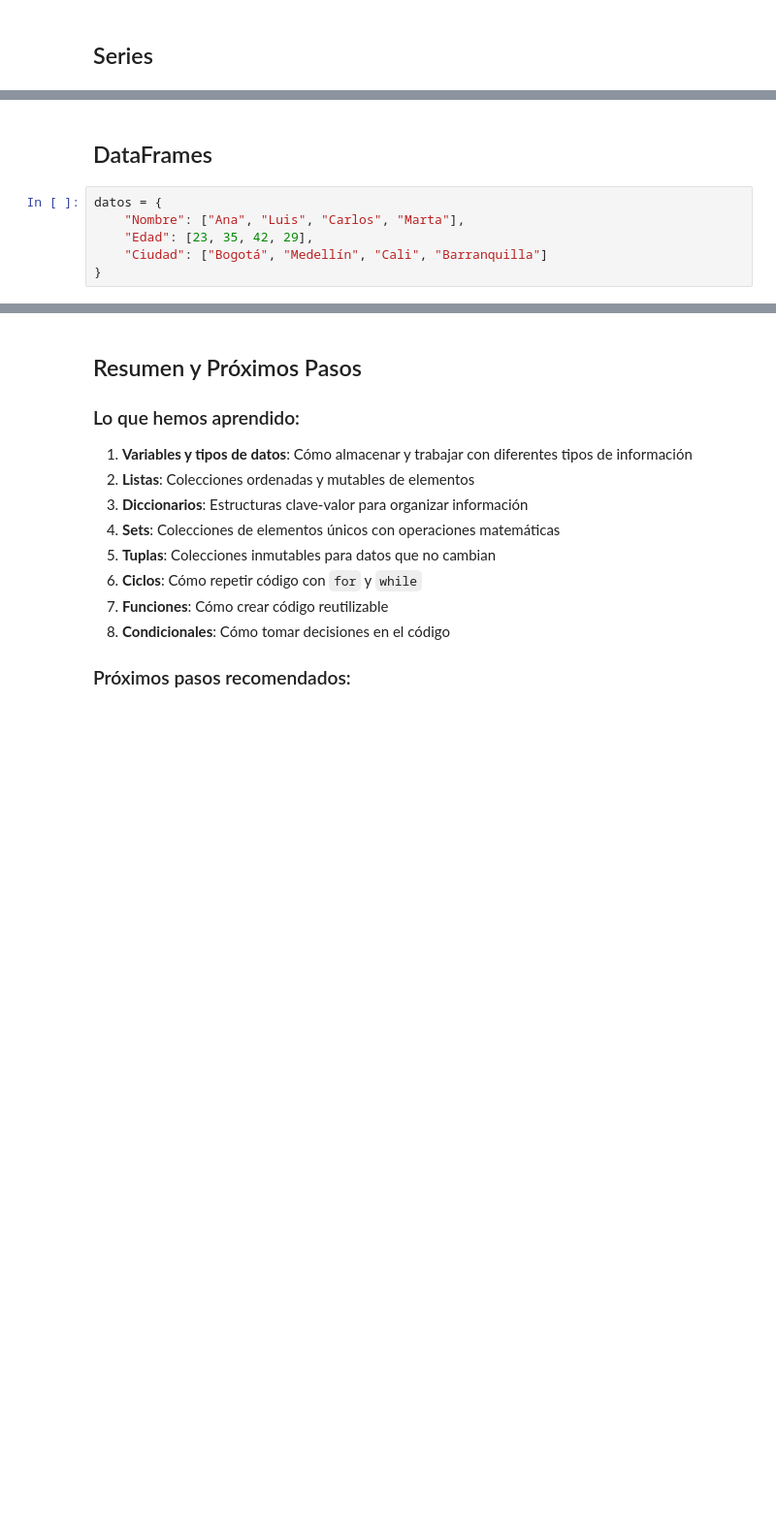
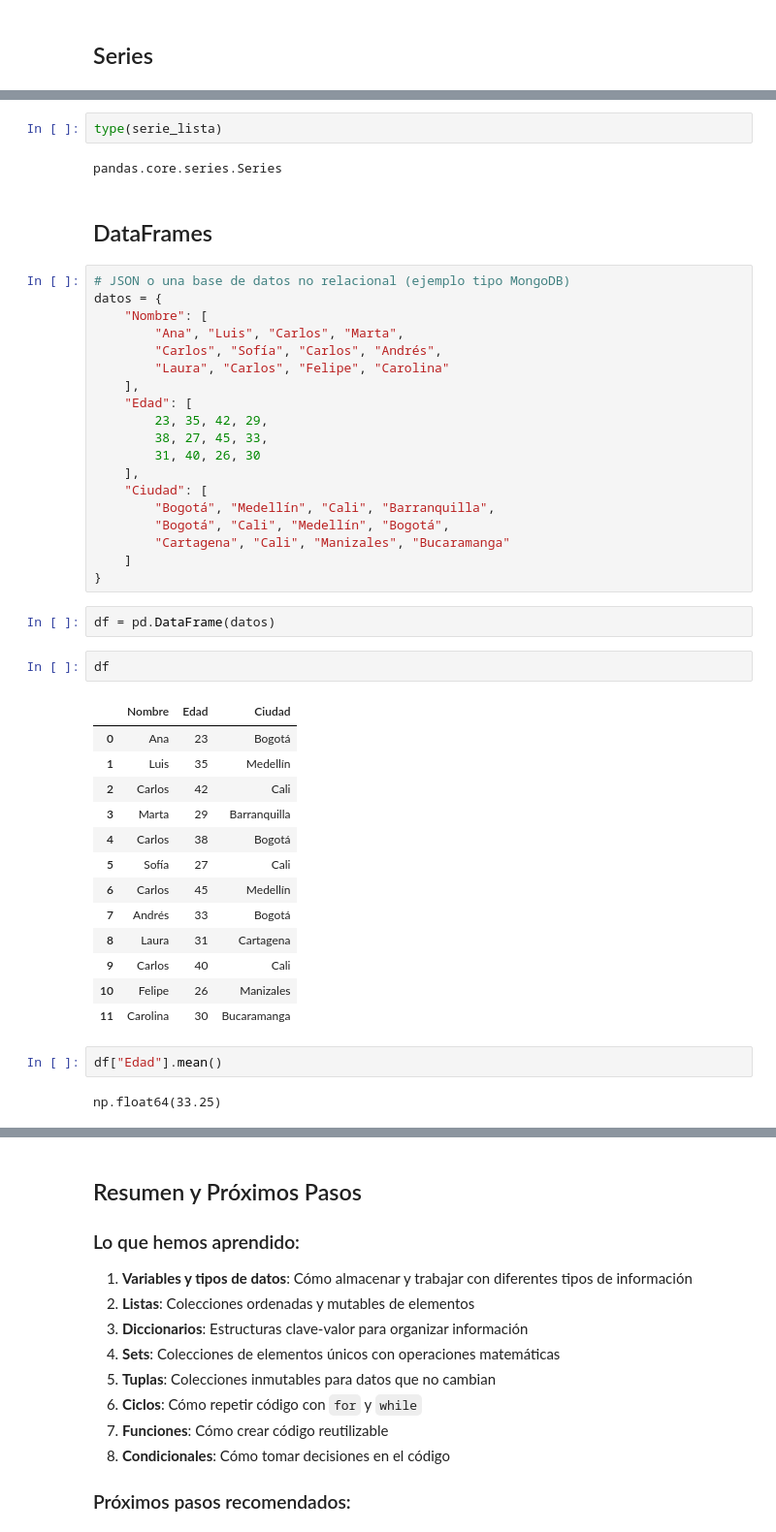
Before and after one commit to Wilmar3752/python_basic_ds_course, a Jupyter notebook: notebooks/1.fundamentos_python_basico.ipynb, the cells around one changed output, grey strips where cells are left out. Shown at 97% size. Cells and saved outputs as stored; diff of their text form; blank space fills up the shorter version.

```diff
--- a/notebooks/1.fundamentos_python_basico.ipynb
+++ b/notebooks/1.fundamentos_python_basico.ipynb
@@ -764,8 +815,47 @@ def juego_adivinanza():
+# %%
+type(serie_lista)
+# %% [output]
+pandas.core.series.Series
 # %% [markdown]
 ## DataFrames
-# %%
-datos = {
-    "Nombre": ["Ana", "Luis", "Carlos", "Marta"],
-    "Edad": [23, 35, 42, 29],
-    "Ciudad": ["Bogotá", "Medellín", "Cali", "Barranquilla"]
-}
+# %%
+# JSON o una base de datos no relacional (ejemplo tipo MongoDB)
+datos = {
+    "Nombre": [
+        "Ana", "Luis", "Carlos", "Marta",
+        "Carlos", "Sofía", "Carlos", "Andrés",
+        "Laura", "Carlos", "Felipe", "Carolina"
+    ],
+    "Edad": [
+        23, 35, 42, 29,
+        38, 27, 45, 33,
+        31, 40, 26, 30
+    ],
+    "Ciudad": [
+        "Bogotá", "Medellín", "Cali", "Barranquilla",
+        "Bogotá", "Cali", "Medellín", "Bogotá",
+        "Cartagena", "Cali", "Manizales", "Bucaramanga"
+    ]
+}
+# %%
+df = pd.DataFrame(datos)
+# %%
+df
+# %% [output]
+|  | Nombre | Edad | Ciudad |
+| 0 | Ana | 23 | Bogotá |
+| 1 | Luis | 35 | Medellín |
+| 2 | Carlos | 42 | Cali |
+| 3 | Marta | 29 | Barranquilla |
+| 4 | Carlos | 38 | Bogotá |
+| 5 | Sofía | 27 | Cali |
+| 6 | Carlos | 45 | Medellín |
+| 7 | Andrés | 33 | Bogotá |
+| 8 | Laura | 31 | Cartagena |
+| 9 | Carlos | 40 | Cali |
+| 10 | Felipe | 26 | Manizales |
+| 11 | Carolina | 30 | Bucaramanga |
+# %%
+df["Edad"].mean()
+# %% [output]
+np.float64(33.25)
```
Also changed, not shown: parts of 20 cells of this notebook.
